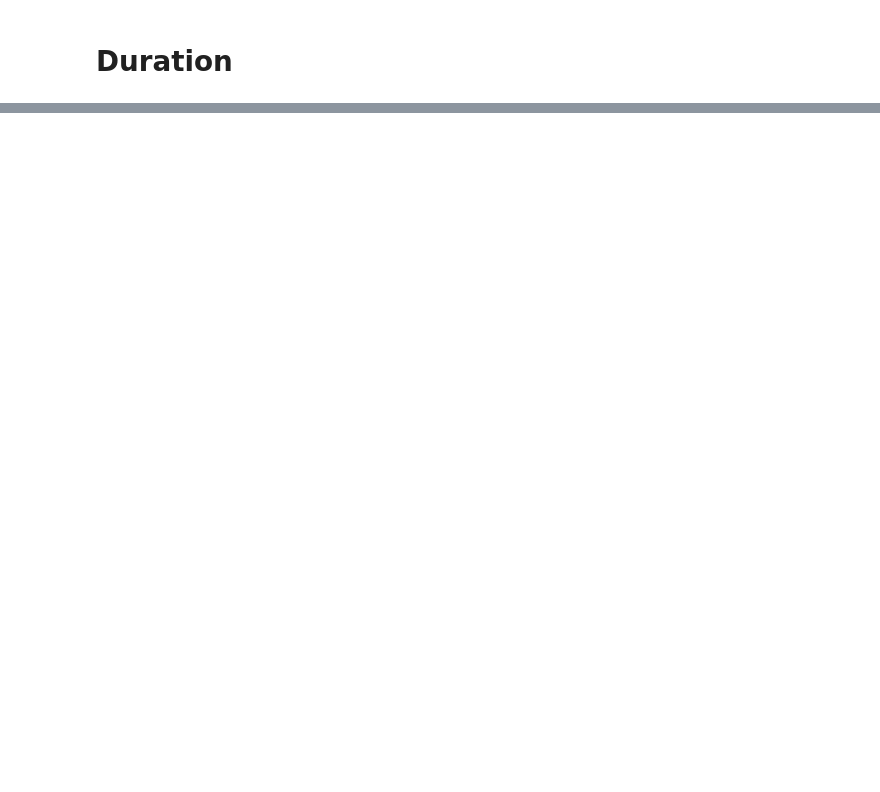
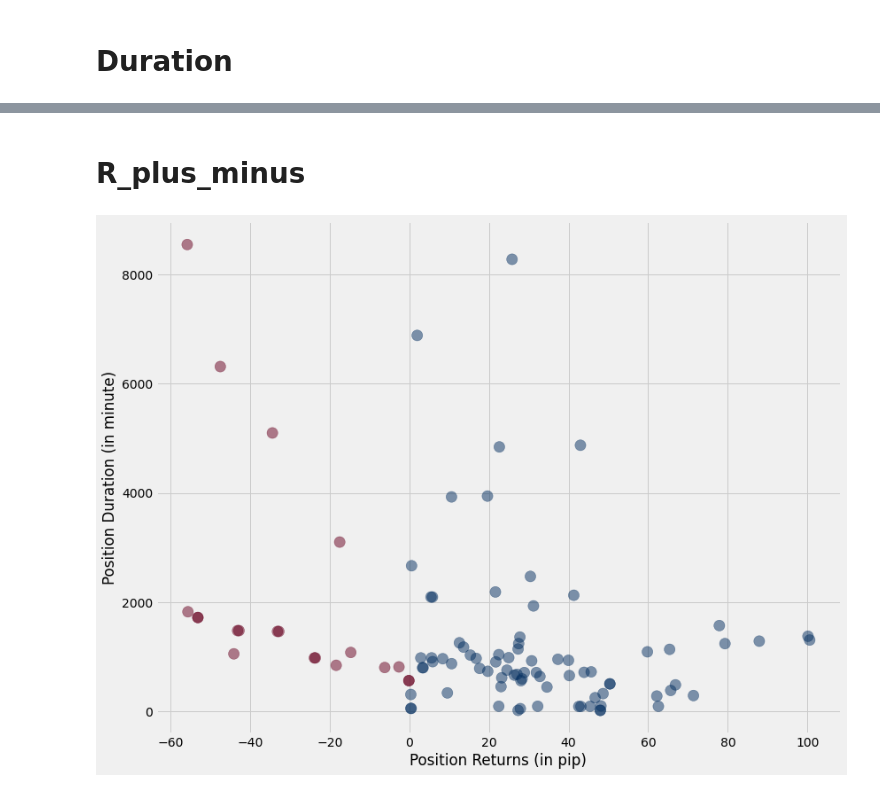
Before and after one commit to adaji/TraderEvaluation, a Jupyter notebook: TestNote.ipynb, the cells around one changed output, grey strips where cells are left out. Cells and saved outputs as stored; diff of their text form; code cells hidden in the pictures; blank space fills up the shorter version.

```diff
--- a/TestNote.ipynb
+++ b/TestNote.ipynb
@@ -99,0 +98,10 @@ Duration(data).Duration_data
+# %% [markdown]
+# R_plus_minus
+# %%
+Rplusminus = Darwin.R_plus_minus(test_data)
+
+plt.figure(figsize=(12,9))
+Rplusminus.plot
+plt.show()
+# %% [output]
+[figure, added]
```
Also changed, not shown: parts of 24 cells of this notebook, 1 other file.
